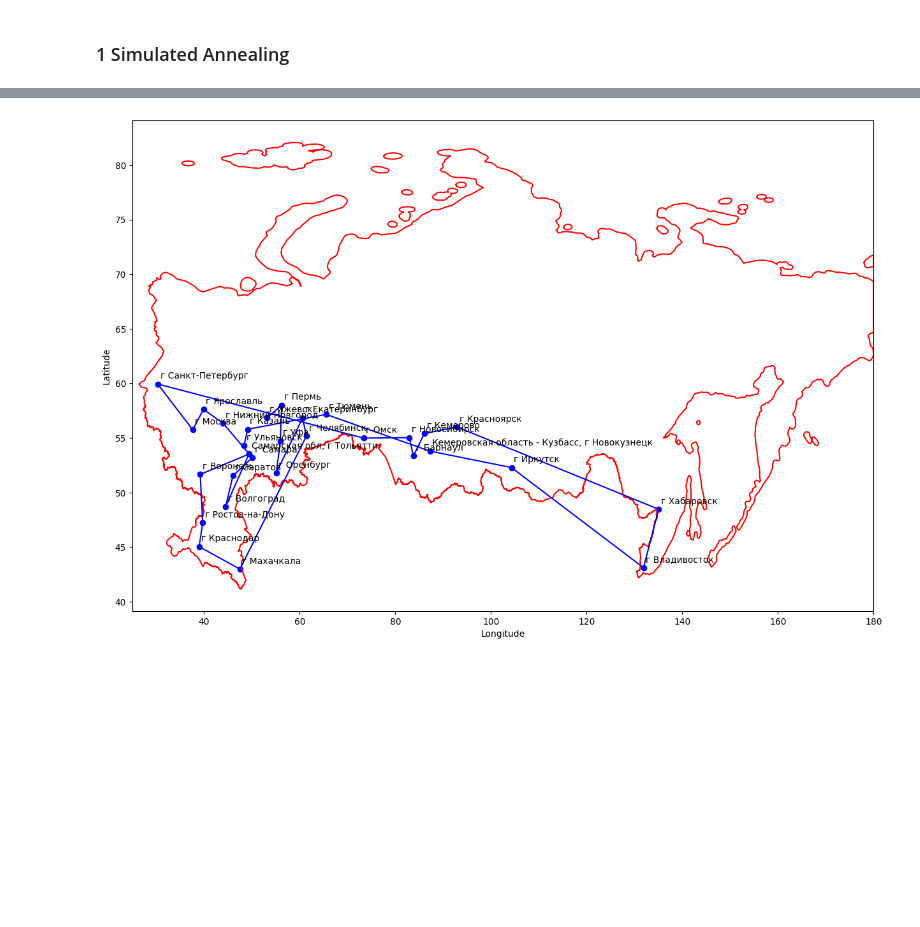
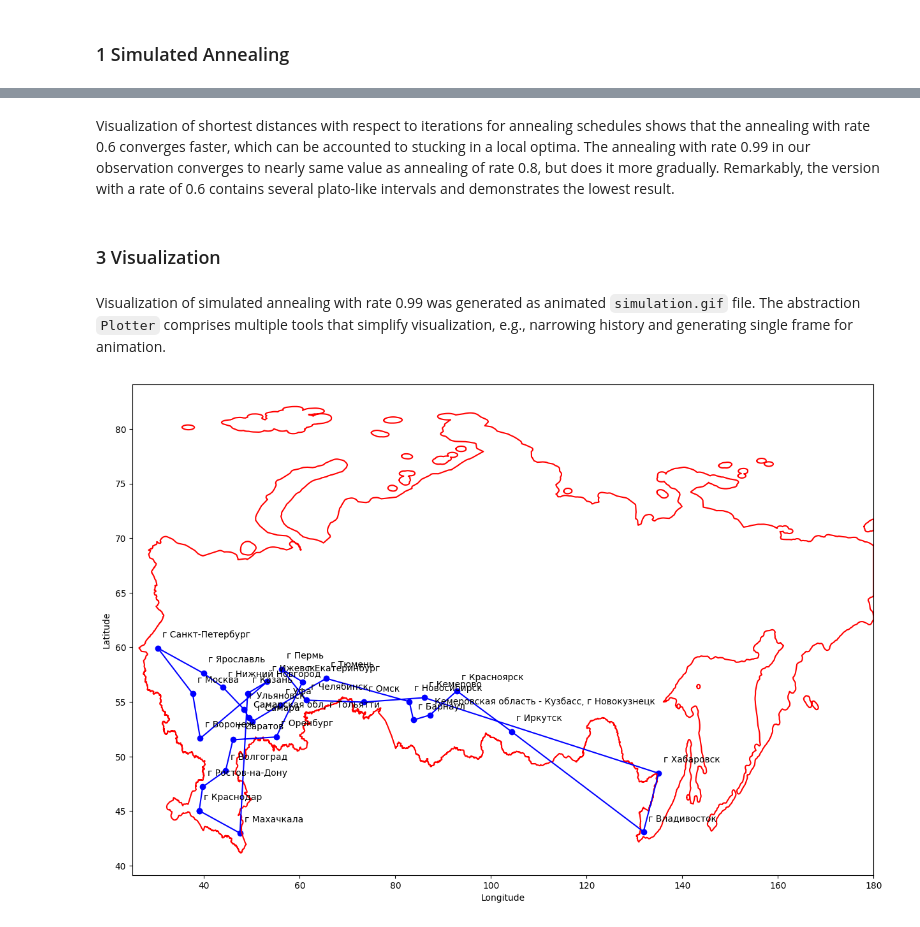
Before and after one commit to DanisAlukaev/Statistical-Techniques, a Jupyter notebook: Assignment 2/Task 2.ipynb, the cells around one changed output, grey strips where cells are left out. Saved outputs shown, nothing was run; the diff lists cells and outputs as text; code cells hidden in the pictures; blank space fills up the shorter version.

```diff
--- a/Assignment 2/Task 2.ipynb
+++ b/Assignment 2/Task 2.ipynb
@@ -24,5 +29,6 @@ top30 = load_metadata_top30("city.csv")
 # %%
 def load_outline_russia(path):
+    """Load coordinate outline of russia."""
     with open(path) as f:
         data = json.load(f)[0]
     geojson = data["geojson"]
@@ -143,0 +340,24 @@ Iteration 900: dist=23234.90 t=1.000000
+# %%
+def get_best_trial(history):
+    """Return trial with the shortest found path."""
+    dists = list()
+    for trial_history in history:
+        dists.append(np.array(trial_history["dist"]).min())
+    idx = np.argmin(np.array(dists))
+    return history[idx]
+
+def plot_distance_dynamics(results):
+    """Plot dynamics of distances in best trial of each setup."""
+    fig, ax1= plt.subplots(1, 1)
+    fig.set_size_inches(8, 6)
+    fig.suptitle("Distance dynamics")
+    ax1.grid(linestyle='--')
+    ax1.set_xlabel('Iteration')
+    ax1.set_ylabel('Distance, km')
+    for result, c in zip(results, ['r', 'b', 'g']):
+        trial_history = get_best_trial(result["history"])
+        ax1.plot(np.arange(0, len(trial_history["dist"]), 1), np.array(trial_history["dist"]), '-', label=result["name"], c=c)
+    ax1.legend()
+    plt.show()
+
+plot_distance_dynamics(results)
@@ -144,39 +366,51 @@ Iteration 900: dist=23234.90 t=1.000000
+# %% [markdown]
+Visualization of shortest distances with respect to iterations for annealing schedules shows that the annealing with rate 0.6 converges faster, which can be accounted to stucking in a local optima. The annealing with rate 0.99 in our observation converges to nearly same value as annealing of rate 0.8, but does it more gradually. Remarkably, the version with a rate of 0.6 contains several plato-like intervals and demonstrates the lowest result.
+# %% [markdown]
+### 3 Visualization
+# %% [markdown]
+Visualization of simulated annealing with rate 0.99 was generated as animated `simulation.gif` file. The abstraction `Plotter` comprises multiple tools that simplify visualization, e.g., narrowing history and generating single frame for animation.
+# %%
+history = get_best_trial(results[0]["history"])
 # %%
 class Plotter:
 
     def __init__(self, history, outline):
+        """Constructor of Plotter class.
+
+        Args:
+            history: dict, logs with path and distances.
+            outline: list, polygons of country outline.
+        """
         self.history = history["path"]
         self.outline = outline
         self.fig = plt.figure(figsize=(15, 10))
 
     def narrow_history(self, every_n=100):
+        """Skip intermediate states of logbook."""
         history_ = [p for idx, p in enumerate(self.history) if idx % every_n == 0]
         return history_
 
     def plot(self, path):
+        """Generate single frame for animation."""
         plt.clf()
-
         for polygon in self.outline:
             xs = [c[0] for c in polygon[0]]
             ys = [c[1] for c in polygon[0]]
             plt.plot(xs, ys, c='r')
-
         city_ids = path.get_city_ids()
         cities = path.cities_metadata[['geo_lat', 'geo_lon', 'address']].iloc[city_ids]
         xs, ys = cities.geo_lon, cities.geo_lat
-
+        xs, ys = np.array(list(xs) + [xs.iloc[0]]), np.array(list(ys) + [ys.iloc[0]])
         plt.scatter(xs, ys, c='b')
         plt.plot(xs, ys, c='b')
-
         for city_id in range(len(cities)):
-            plt.annotate(cities.iloc[city_id].address, (cities.iloc[city_id].geo_lon + 0.5, cities.iloc[city_id].geo_lat + 0.5))
-
+            plt.annotate(cities.iloc[city_id].address, (cities.iloc[city_id].geo_lon + 1, cities.iloc[city_id].geo_lat + 1))
         plt.xlabel("Longitude")
         plt.ylabel("Latitude")
         plt.xlim([25, 180])
 
-plotter = Plotter(simulated_annealing.history, outline)
+plotter = Plotter(history, outline)
 gif = FuncAnimation(plotter.fig, plotter.plot, plotter.narrow_history(every_n=10), interval=200)
 gif.save('simulation.gif', fps=10)
 # %% [output]
-[figure, old version]
+[figure, new version]
```
Also changed, not shown: parts of 16 cells of this notebook, 1 other file.
